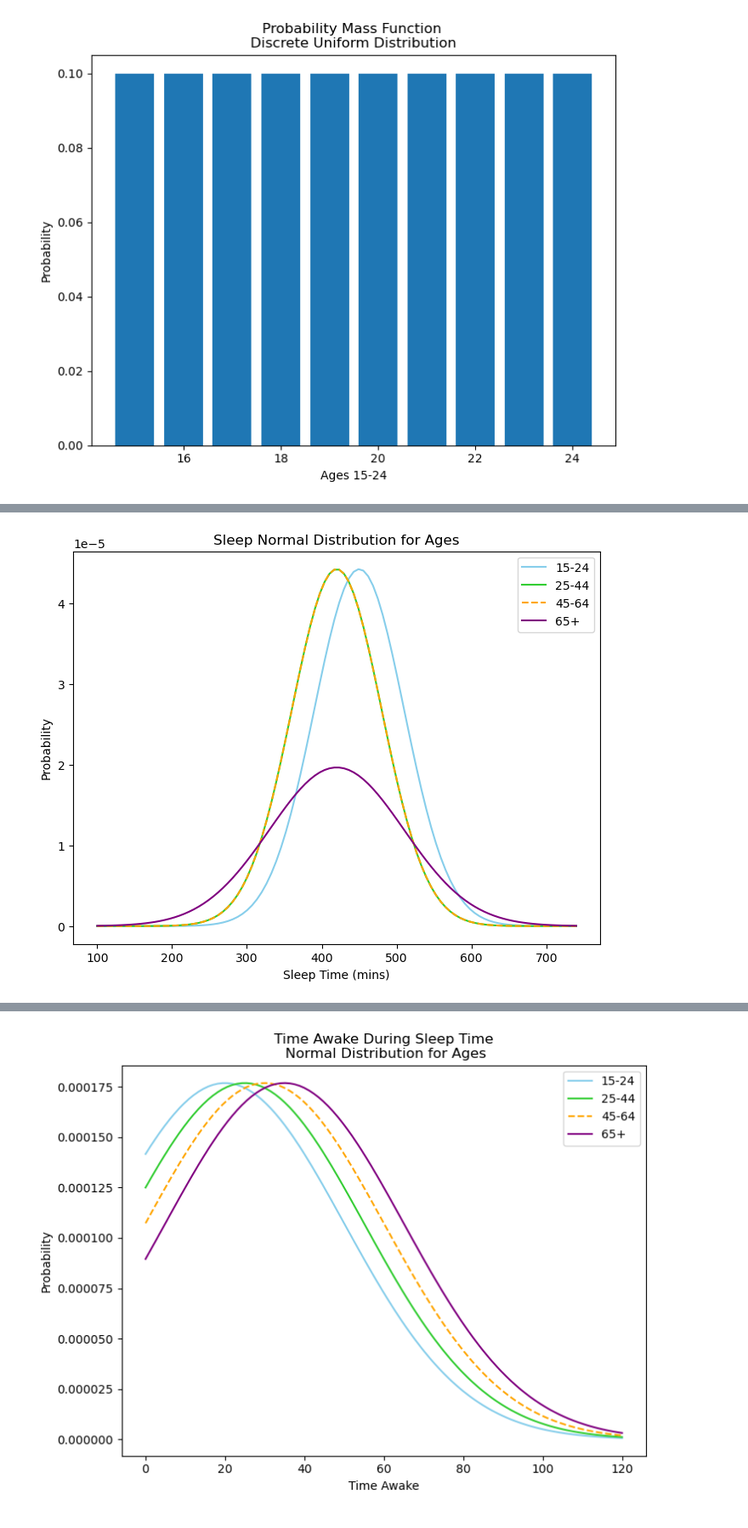
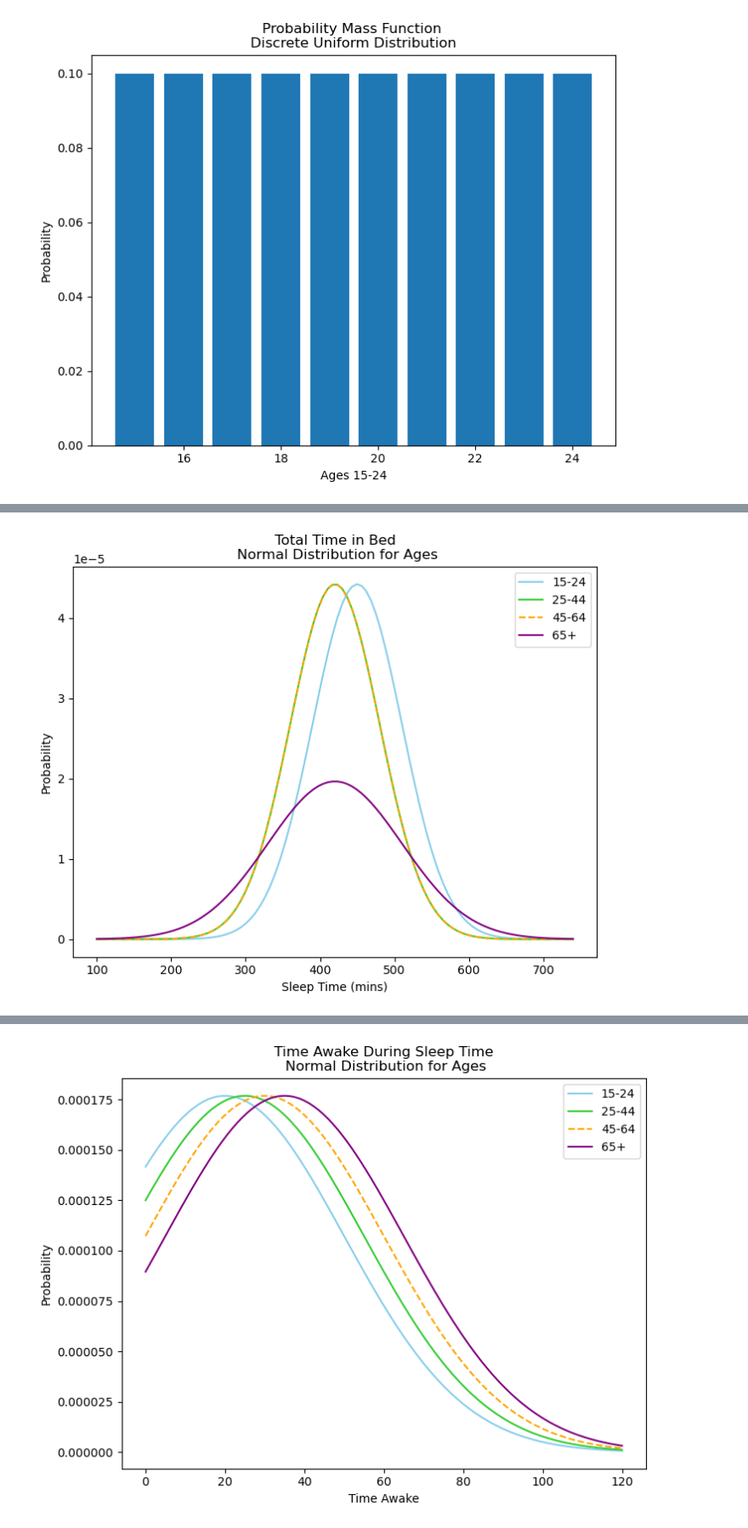
Before and after one commit to ShaneOG2/ProgrammingForDAp1, a Jupyter notebook: Simulation Notebook.ipynb, the cells around one changed output, grey strips where cells are left out. Shown at 85% size. Cells and saved outputs as stored; diff of their text form; code cells hidden in the pictures.

Commit message:
Fixed up. Added sleep score.

```diff
--- a/Simulation Notebook.ipynb
+++ b/Simulation Notebook.ipynb
@@ -239,29 +256,29 @@ A normal distribution random variable can be written as N ~ ($\mu$, $\sigma$).
 # %%
 # Plot the normal distrution.
 normpdf = lambda mu, s, x: (1.0 / (2.0 * np.pi * s**2)) * np.exp(-((x - mu)**2)/(2 * s**2))
 
 x = np.linspace(100.0, 740.0, 100)
 
 y1 = normpdf(450, 60, x)
 plt.plot(x, y1, color = "skyblue", label = "15-24")
 
 y2 = normpdf(420, 60, x)
 plt.plot(x, y2, color = "limegreen", label = "25-44")
 
 y3 = normpdf(420, 60, x)
 plt.plot(x, y3, color = "orange", linestyle='dashed', label = "45-64")
 
 y4 = normpdf(420, 90, x)
 plt.plot(x, y4, color = "purple", label = "65+")
 
 plt.legend()
 
 # Set labels and titles
 plt.xlabel("Sleep Time (mins)")
 plt.ylabel("Probability")
 
-plt.title("Sleep Normal Distribution for Ages")
+plt.title("Total Time in Bed\n Normal Distribution for Ages")
 
 plt.show()
 # %% [output]
-[figure, old version]
+[figure, new version]
```
Also changed, not shown: parts of 48 cells of this notebook.
